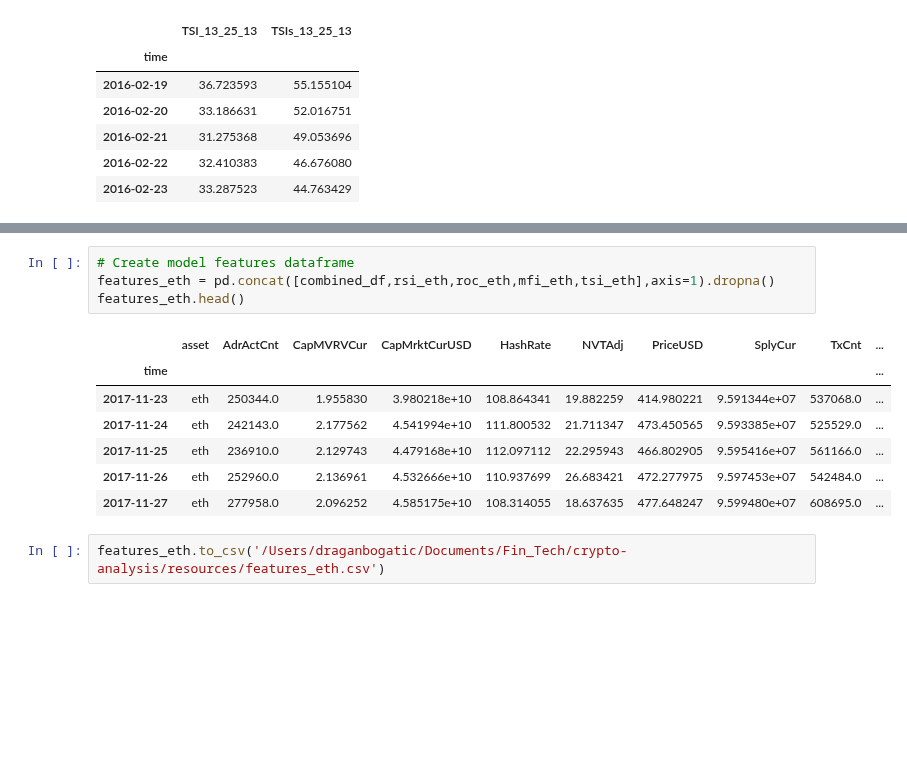
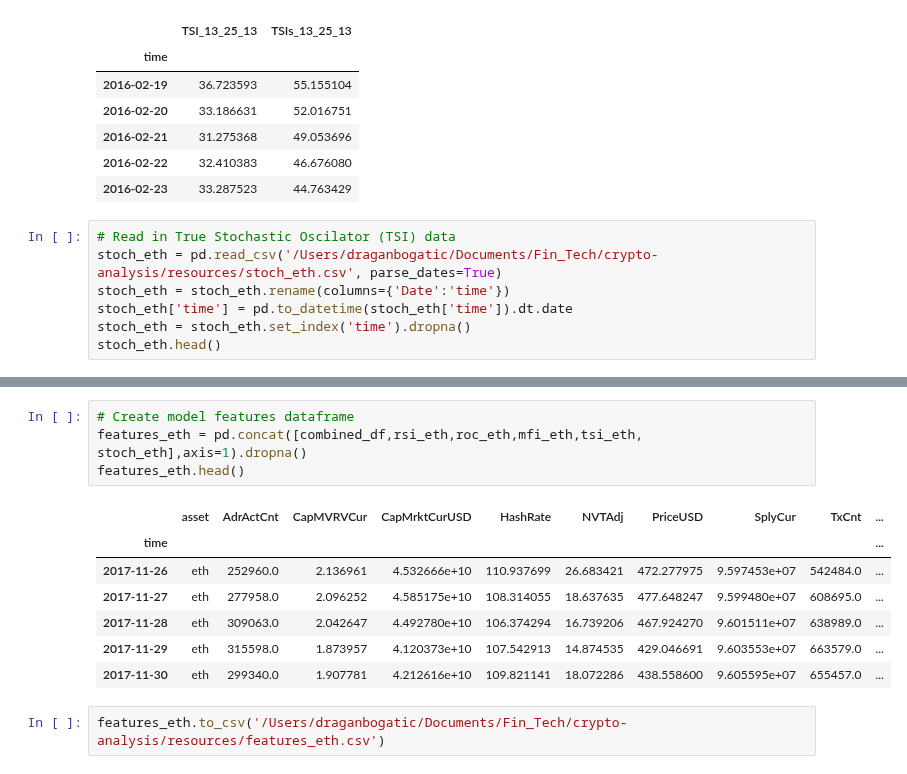
Before and after one commit to dbogatic/crypto-analysis, a Jupyter notebook: eth_dominant_features.ipynb, the cells around one changed output, grey strips where cells are left out. Drawn from its saved outputs; the diff is of its cells as text; blank space fills up the shorter version.

```diff
--- a/eth_dominant_features.ipynb
+++ b/eth_dominant_features.ipynb
@@ -145,3 +145,10 @@ tsi_eth.head()
 | 2016-02-21 | 31.275368 | 49.053696 |
 | 2016-02-22 | 32.410383 | 46.676080 |
 | 2016-02-23 | 33.287523 | 44.763429 |
+# %%
+# Read in True Stochastic Oscilator (TSI) data
+stoch_eth = pd.read_csv('/Users/draganbogatic/Documents/Fin_Tech/crypto-analysis/resources/stoch_eth.csv', parse_dates=True)
+stoch_eth = stoch_eth.rename(columns={'Date':'time'})
+stoch_eth['time'] = pd.to_datetime(stoch_eth['time']).dt.date
+stoch_eth = stoch_eth.set_index('time').dropna()
+stoch_eth.head()
@@ -148,15 +163,15 @@ tsi_eth.head()
 # %%
 # Create model features dataframe
-features_eth = pd.concat([combined_df,rsi_eth,roc_eth,mfi_eth,tsi_eth],axis=1).dropna()
+features_eth = pd.concat([combined_df,rsi_eth,roc_eth,mfi_eth,tsi_eth, stoch_eth],axis=1).dropna()
 features_eth.head()
 # %% [output]
 |  | asset | AdrActCnt | CapMVRVCur | CapMrktCurUSD | HashRate | NVTAdj | PriceUSD | SplyCur | TxCnt | ... |
 | time |  |  |  |  |  |  |  |  |  | ... |
-| 2017-11-23 | eth | 250344.0 | 1.955830 | 3.980218e+10 | 108.864341 | 19.882259 | 414.980221 | 9.591344e+07 | 537068.0 | ... |
-| 2017-11-24 | eth | 242143.0 | 2.177562 | 4.541994e+10 | 111.800532 | 21.711347 | 473.450565 | 9.593385e+07 | 525529.0 | ... |
-| 2017-11-25 | eth | 236910.0 | 2.129743 | 4.479168e+10 | 112.097112 | 22.295943 | 466.802905 | 9.595416e+07 | 561166.0 | ... |
 | 2017-11-26 | eth | 252960.0 | 2.136961 | 4.532666e+10 | 110.937699 | 26.683421 | 472.277975 | 9.597453e+07 | 542484.0 | ... |
 | 2017-11-27 | eth | 277958.0 | 2.096252 | 4.585175e+10 | 108.314055 | 18.637635 | 477.648247 | 9.599480e+07 | 608695.0 | ... |
+| 2017-11-28 | eth | 309063.0 | 2.042647 | 4.492780e+10 | 106.374294 | 16.739206 | 467.924270 | 9.601511e+07 | 638989.0 | ... |
+| 2017-11-29 | eth | 315598.0 | 1.873957 | 4.120373e+10 | 107.542913 | 14.874535 | 429.046691 | 9.603553e+07 | 663579.0 | ... |
+| 2017-11-30 | eth | 299340.0 | 1.907781 | 4.212616e+10 | 109.821141 | 18.072286 | 438.558600 | 9.605595e+07 | 655457.0 | ... |
 # %%
 features_eth.to_csv('/Users/draganbogatic/Documents/Fin_Tech/crypto-analysis/resources/features_eth.csv')
 # %%
```
Also changed, not shown: parts of 17 cells of this notebook, 10 other files.
